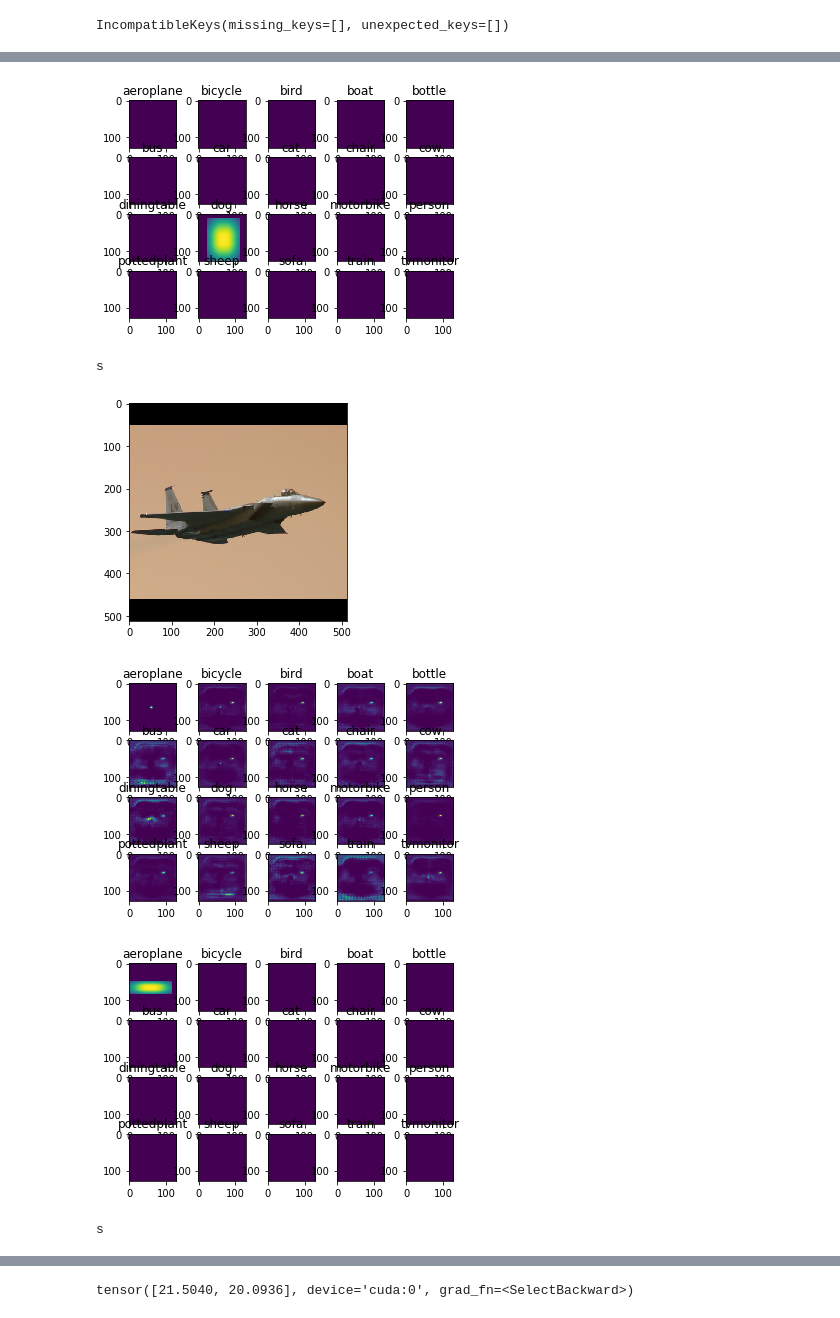
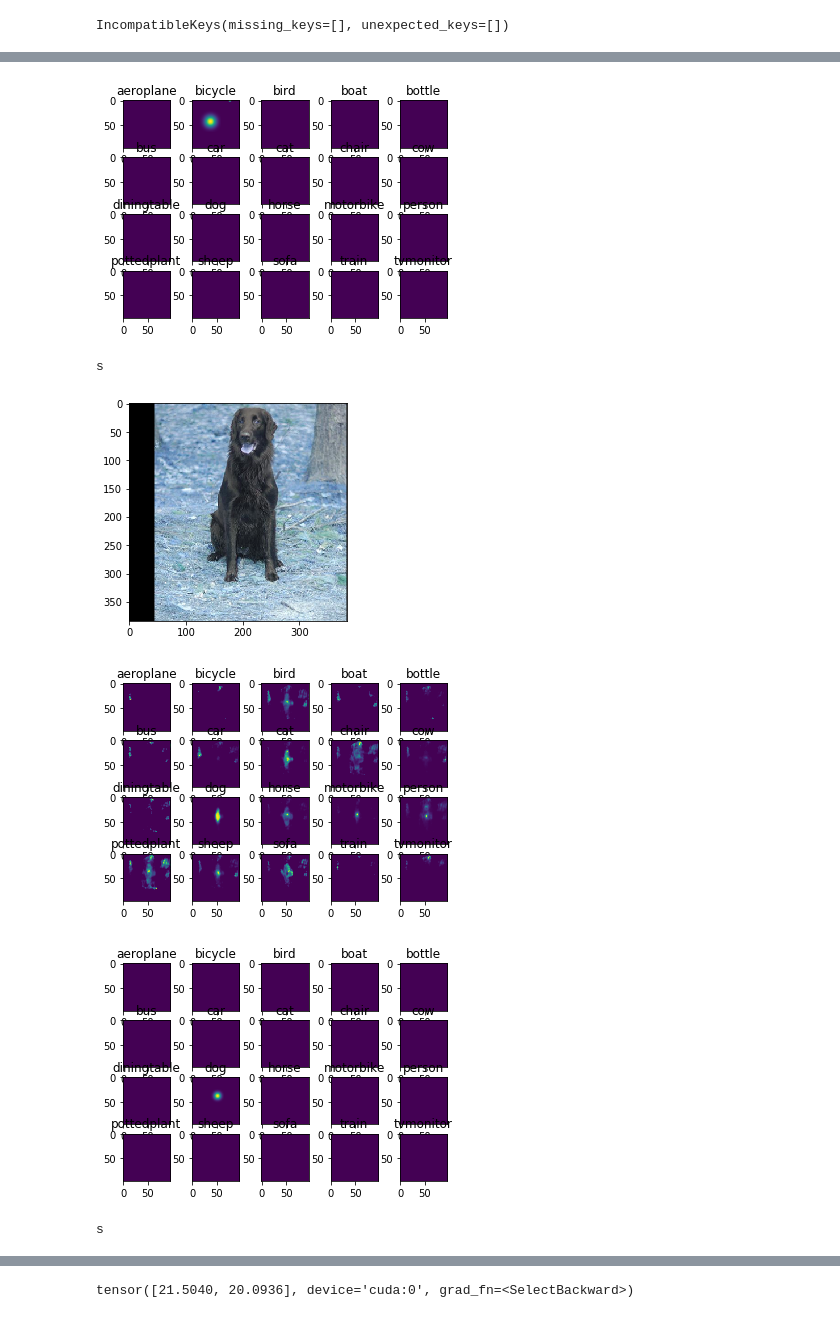
Before and after one commit to ImMrMa/PL_face_detection, a Jupyter notebook: src/obj_dect.ipynb, the cells around one changed output, grey strips where cells are left out. Saved outputs shown, nothing was run; the diff lists cells and outputs as text; code cells hidden in the pictures.

```diff
--- a/src/obj_dect.ipynb
+++ b/src/obj_dect.ipynb
@@ -91,6 +91,9 @@ class PascalDataset(Dataset):
         h=bbox_output[3]-bbox_output[1]
 
         for index,obj_bbox in enumerate(obj_bboxes):
+            if (obj_bbox==0).all():
+                print(type(obj_bbox))
+                break
             if obj_bbox[0]>=bbox_crop[0] and obj_bbox[1]>=bbox_crop[1] and obj_bbox[2]<=bbox_crop[2] and obj_bbox[3]<=bbox_crop[3]:
                 obj_bbox_offset=obj_bbox-[bbox_crop[0],bbox_crop[1],bbox_crop[0],bbox_crop[1]]
                 ct = np.array([(obj_bbox_offset[0] + obj_bbox_offset[2]) / 2, (obj_bbox_offset[1] + obj_bbox_offset[3]) / 2], dtype=np.float32)
@@ -99,12 +102,17 @@ class PascalDataset(Dataset):
                 reg[index]=ct-ct_int
                 index_ct=ct_int[1]*w+ct_int[0]
                 wh[index]=[(obj_bbox_offset[2]-obj_bbox_offset[0])/4,(obj_bbox_offset[3]-obj_bbox_offset[1])/4]
-                if index<0 or index>=w*h:
+
+                if index<=0 or index>=w*h:
                     reg_mask[index]=0
                     ind[index]=0
                 else:
                     reg_mask[index]=1
                     ind[index]=index_ct
+        if w==128:
+            print(ind)
+            print(reg_mask)
+            input('s')
         wh_and_offset=dict(reg=reg,ind=ind,reg_mask=reg_mask,wh=wh)
         return wh_and_offset
 
@@ -220,0 +244,6 @@ loader=DataLoader(data,num_workers=10,collate_fn=default_collate)
+# %%
+for batch in loader:
+    if batch['input'].shape[2]!=512:
+        continue
+    print(batch['reg_mask'])
+    input('s')
@@ -221,4 +278,4 @@ loader=DataLoader(data,num_workers=10,collate_fn=default_collate)
 # %%
 from models.model import create_model
 heads = {'hm': 20,'wh': 2,'reg': 2 }
-model = create_model('resdcn_18',heads ,64)
+model = create_model('resdcn_101',heads ,64)
@@ -228,5 +282,5 @@ model = create_model('resdcn_18',heads ,64)
 # %%
-state_dict=torch.load('/home/mayx/project/github/CenterNet/models/ctdet_pascal_resdcn18_512.pth')
+state_dict=torch.load('/home/mayx/project/github/CenterNet/exp/ctdet/pascal_deeplab_multi_resnet101_512_change_lr/model_last.pth')
 # %%
 for k,v in state_dict.items():
     print(k)
@@ -285,8 +340,8 @@ def draw_pic_hm(data,batch_output,batch_hm):
 model.eval()
 for index,batch in enumerate(loader):
     data=batch['input'][:1]
-# if data.shape[3]!=384:
-#     continue
+    if data.shape[3]!=384:
+        continue
     data=data.cuda(0)
     output,=model(data)
     draw_pic_hm(data.cpu().detach(),_sigmoid(output['hm'].cpu().detach()),batch['hm'][:1].cpu().detach())
@@ -300,6 +355,6 @@ for index,batch in enumerate(loader):
-[figure, old version]
+[figure, new version]
 s
-[figure, old version]
+[figure, new version]
-[figure, old version]
+[figure, new version]
-[figure, old version]
+[figure, new version]
 s
```
Also changed, not shown: parts of 13 cells of this notebook, 6 other files.
